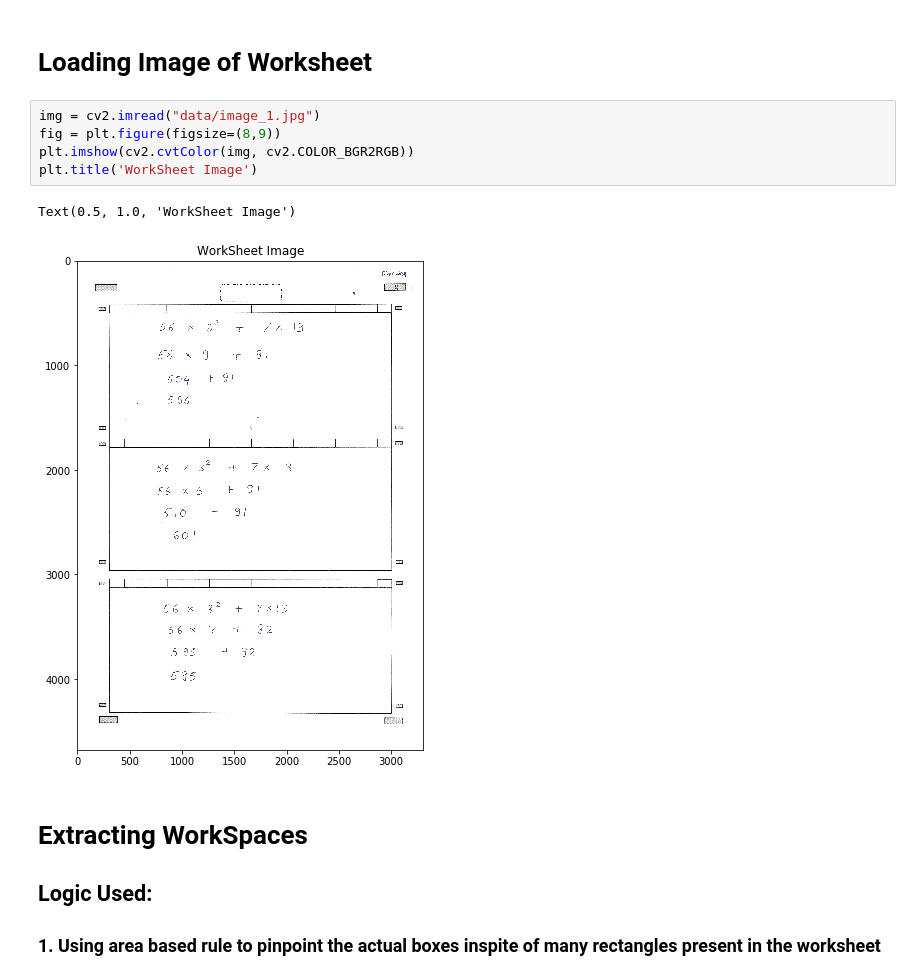
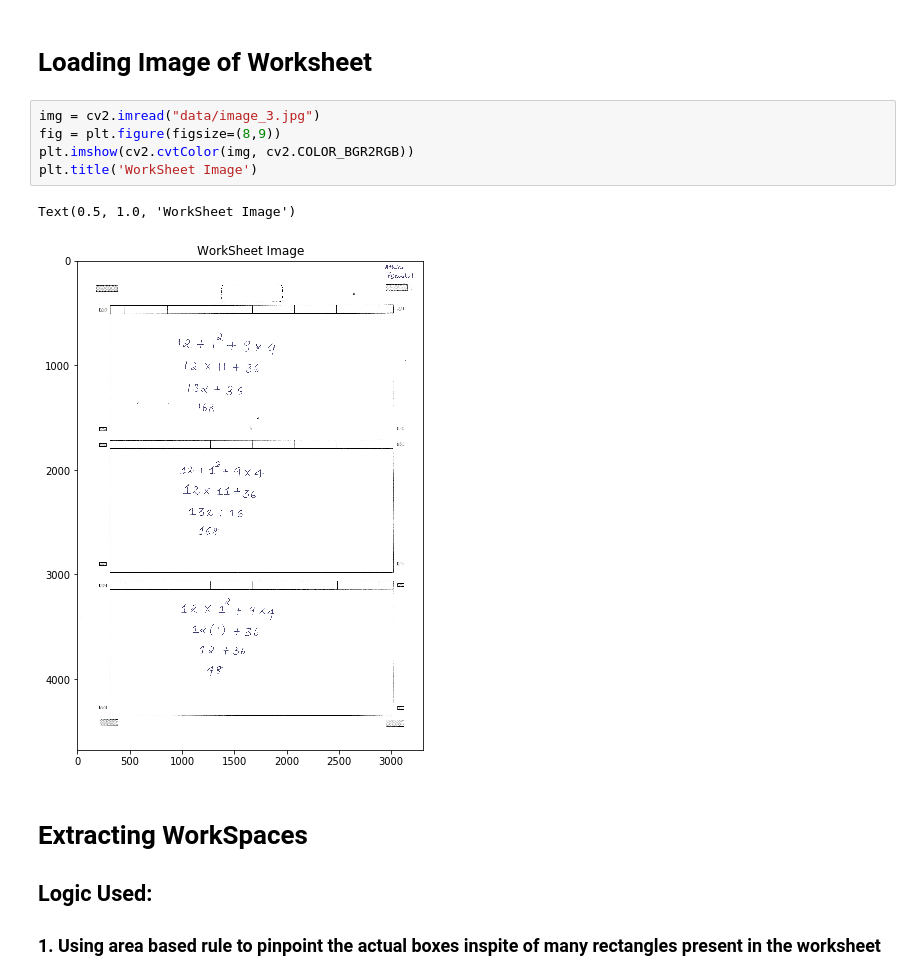
Before and after one commit to bijonguha/Bosch, a Jupyter notebook: intel_ocr/codes/present_jupy.ipynb, the cells around one changed output. Drawn from its saved outputs; the diff is of its cells as text.

```diff
--- a/intel_ocr/codes/present_jupy.ipynb
+++ b/intel_ocr/codes/present_jupy.ipynb
@@ -322,13 +322,13 @@ def text_segment(Y1,Y2,X1,X2,box_num,line_name,dict_clean = dict_clean_img, show
 # %% [markdown]
 # Loading Image of Worksheet
 # %%
-img = cv2.imread("data/image_1.jpg")
+img = cv2.imread("data/image_3.jpg")
 fig = plt.figure(figsize=(8,9))
 plt.imshow(cv2.cvtColor(img, cv2.COLOR_BGR2RGB))
 plt.title('WorkSheet Image')
 # %% [output]
 Text(0.5, 1.0, 'WorkSheet Image')
-[figure, old version]
+[figure, new version]
 # %% [markdown]
 # Extracting WorkSpaces
 ## Logic Used:
```
Also changed, not shown: parts of 4 cells of this notebook.
